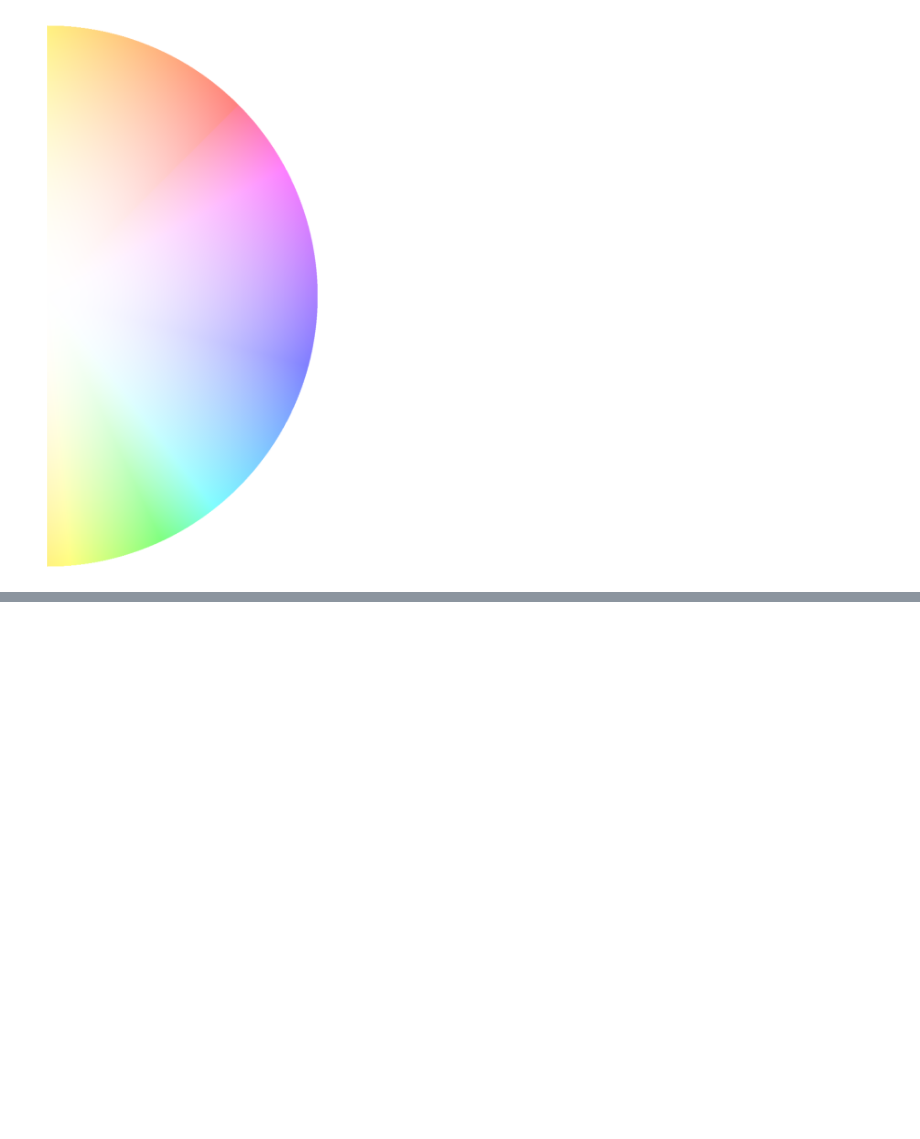
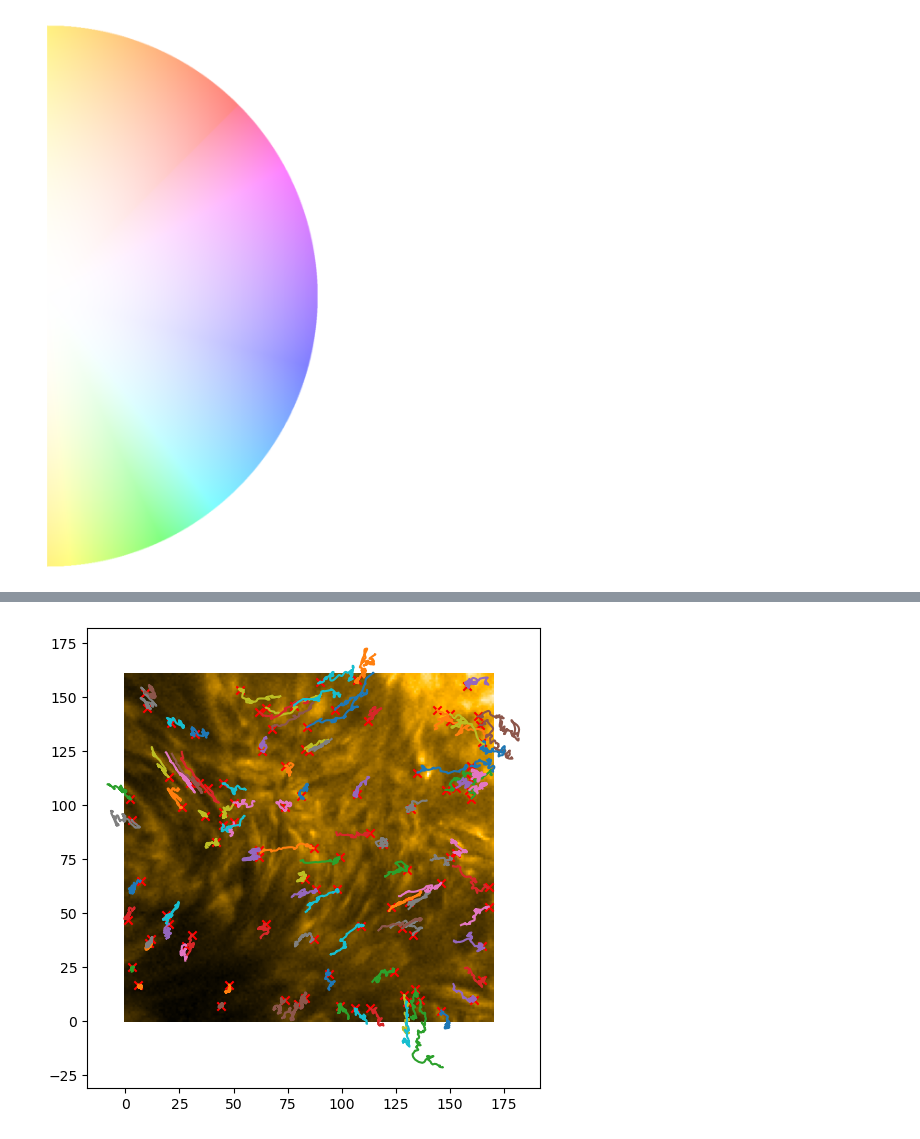
Before and after one commit to yjzhu-solar/EIS_DKIST_SolO, a Jupyter notebook: ipynb/eui/optical_flow/eui_upflow_region_1024_visual_of.ipynb, the cells around one changed output, grey strips where cells are left out. Drawn from its saved outputs; the diff is of its cells as text; code cells hidden in the pictures; blank space fills up the shorter version.

```diff
--- a/ipynb/eui/optical_flow/eui_upflow_region_1024_visual_of.ipynb
+++ b/ipynb/eui/optical_flow/eui_upflow_region_1024_visual_of.ipynb
@@ -242,0 +279,15 @@ plt.colorbar(im2)
+# %%
+random_start = [(np.random.randint(0,169), np.random.randint(0,159)) for _ in range(100)]
+trajectory_random = [solve_ivp(func_uv_east.get_uv, [0, 359], [x_init, y_init], t_eval=np.arange(0,359,1))
+                     for (x_init, y_init) in random_start]
+
+fig, ax1 = plt.subplots(figsize=(5,5),layout='constrained',)
+
+ax1.imshow(denoise(eui_map_seq_coalign_crop[181].data, [0.5,0.5], Triangle),origin='lower',
+              aspect=1,cmap='sdoaia171')
+
+for traj in trajectory_random:
+    ax1.plot(traj.y[0,:], traj.y[1,:])
+    ax1.scatter(traj.y[0,0], traj.y[1,0], c='r', marker='x')
+# %% [output]
+[figure, added]
```
Also changed, not shown: parts of 20 cells of this notebook, 17 other files.
